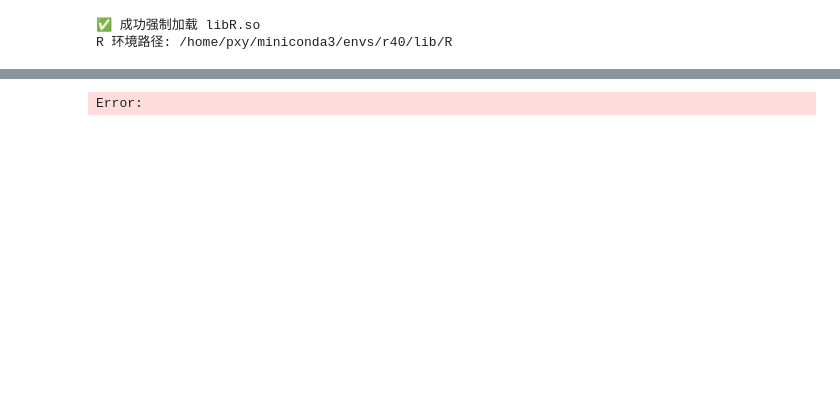
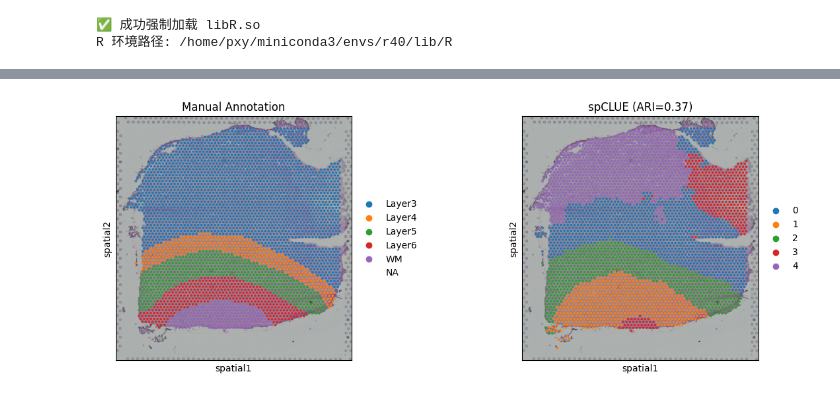
Before and after one commit to 11e11/spCLUE_MoEGCL2, a Jupyter notebook: dlpfc_spclue_MoEGCL.ipynb, the cells around one changed output, grey strips where cells are left out. Saved outputs shown, nothing was run; the diff lists cells and outputs as text; code cells hidden in the pictures; blank space fills up the shorter version.

```diff
--- a/dlpfc_spclue_MoEGCL.ipynb
+++ b/dlpfc_spclue_MoEGCL.ipynb
@@ -45,7 +45,7 @@ spCLUE.fix_seed(0)
 ✅ 成功强制加载 libR.so
 R 环境路径: /home/pxy/miniconda3/envs/r40/lib/R
 # %%
-sample_name="151671"
+sample_name="151669"
 n_clusters = 5 if sample_name in [str(151669 + x) for x in range(4)] else 7
 data_dir  = '/home/pxy/home/pxy/data/DLPFC/st/'
 
@@ -106,14 +112,21 @@ expr graph created successfully <----
 # %%
+input_data = adata.X.toarray() if sp.issparse(adata.X) else adata.X
 model = spCLUE.spCLUE_TwoStage(
     adata.obsm["X_pca"],
+    # input_data,
     graph_dict,
     n_clusters=n_clusters,
+    dim_input=200,
     pretrain_epochs=100,   # 预训练200轮
     finetune_epochs=100,   # 训练300轮
     gamma=1.0,             # 重构损失权重
     beta=0.0,              # 聚类损失权重=0 (关键!)
     kappa=1.0,             # 对比损失权重
+    dim_hidden=32,
     freeze_encoder=True,   # 冻结预训练编码器
+    graph_corr=0.4,
+    dropout=0.1,
+    residual_weight=0.1
 )
 # %%
 pred, embed = model.train()
@@ -169,0 +174,10 @@ Final ARI on 151671: 0.6053
+# %%
+# ========== 聚类 ==========
+adata.obsm["spCLUE_twostage"] = embed
+spCLUE.clustering(adata, n_clusters, key="spCLUE_twostage", refinement=True)
+
+# ========== 评估 ==========
+adata_filtered = adata[adata.obs.Region.notna()]
+ARI = adjusted_rand_score(adata_filtered.obs["Region"],
+                          adata_filtered.obs["mclust_refined"])
+print(f"\nFinal ARI on {sample_name}: {ARI:.4f}")
@@ -170,5 +195,5 @@ Final ARI on 151671: 0.6053
 # %%
-# adata.obs["spCLUE"] = adata.obs["mclust_refined"]
-# sc.pl.spatial(adata, color=["Region", "spCLUE"], title=["Manual Annotation", f"spCLUE (ARI={round(ARI, 2)})"])
+adata.obs["spCLUE"] = adata.obs["mclust_refined"]
+sc.pl.spatial(adata, color=["Region", "spCLUE"], title=["Manual Annotation", f"spCLUE (ARI={round(ARI, 2)})"])
 # %% [output]
-Error:
+[figure, added]
```
Also changed, not shown: parts of 7 cells of this notebook, 20 other files.
